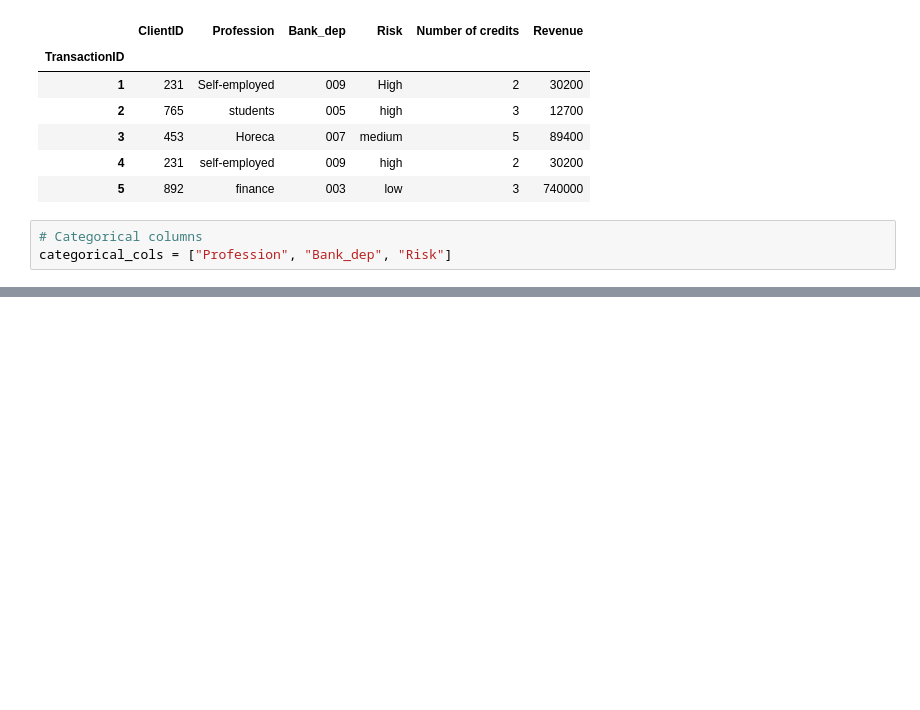
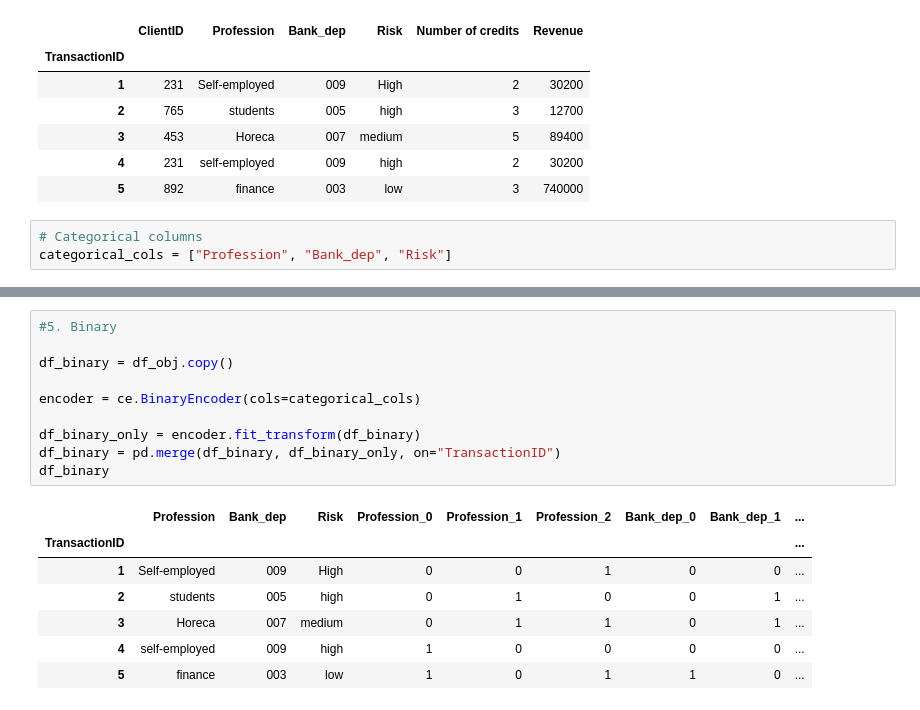
Before and after one commit to eric-martinet/IRONLABS, a Jupyter notebook: Module01/Lab_32_Encoding/main.ipynb, the cells around one changed output, grey strips where cells are left out. Drawn from its saved outputs; the diff is of its cells as text; blank space fills up the shorter version.

```diff
--- a/Module01/Lab_32_Encoding/main.ipynb
+++ b/Module01/Lab_32_Encoding/main.ipynb
@@ -73,0 +112,18 @@ ValueError: Columns must be same length as key
+# %%
+#5. Binary
+
+df_binary = df_obj.copy()
+
+encoder = ce.BinaryEncoder(cols=categorical_cols)
+
+df_binary_only = encoder.fit_transform(df_binary)
+df_binary = pd.merge(df_binary, df_binary_only, on="TransactionID")
+df_binary
+# %% [output]
+|  | Profession | Bank_dep | Risk | Profession_0 | Profession_1 | Profession_2 | Bank_dep_0 | Bank_dep_1 | ... |
+| TransactionID |  |  |  |  |  |  |  |  | ... |
+| 1 | Self-employed | 009 | High | 0 | 0 | 1 | 0 | 0 | ... |
+| 2 | students | 005 | high | 0 | 1 | 0 | 0 | 1 | ... |
+| 3 | Horeca | 007 | medium | 0 | 1 | 1 | 0 | 1 | ... |
+| 4 | self-employed | 009 | high | 1 | 0 | 0 | 0 | 0 | ... |
+| 5 | finance | 003 | low | 1 | 0 | 1 | 1 | 0 | ... |
```
Also changed, not shown: parts of 7 cells of this notebook.
